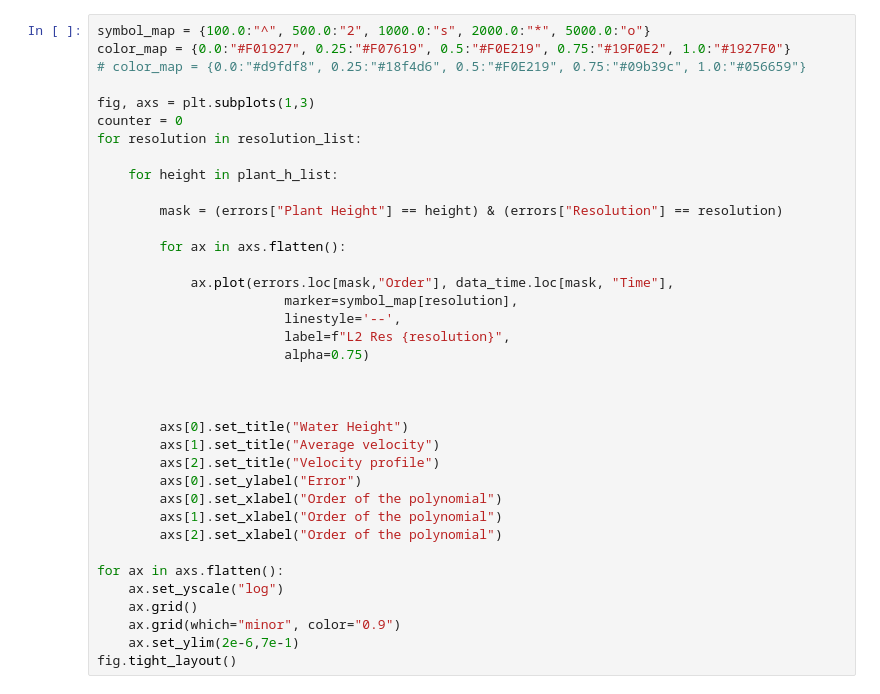
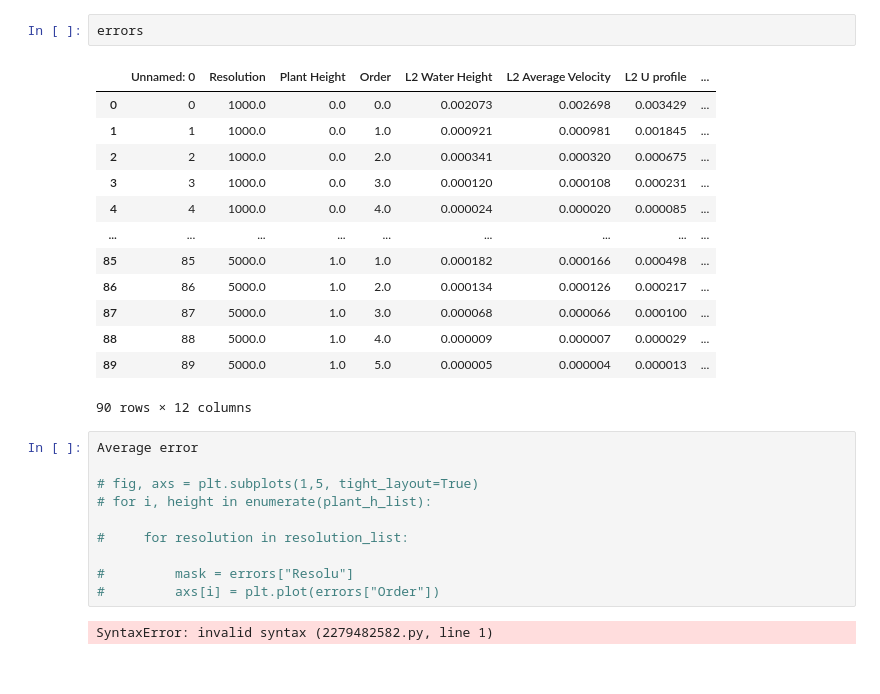
Before and after one commit to OmarGL-rug/bsc-thesis-SWME, a Jupyter notebook: SpatiallyAdaptiveMomentModels/Nonlinear-systems/plots.ipynb, the cells around one changed output. Drawn from its saved outputs; the diff is of its cells as text.

```diff
--- a/SpatiallyAdaptiveMomentModels/Nonlinear-systems/plots.ipynb
+++ b/SpatiallyAdaptiveMomentModels/Nonlinear-systems/plots.ipynb
@@ -183,37 +241,28 @@ fig.tight_layout()
-# %%
-symbol_map = {100.0:"^", 500.0:"2", 1000.0:"s", 2000.0:"*", 5000.0:"o"}
-color_map = {0.0:"#F01927", 0.25:"#F07619", 0.5:"#F0E219", 0.75:"#19F0E2", 1.0:"#1927F0"}
-# color_map = {0.0:"#d9fdf8", 0.25:"#18f4d6", 0.5:"#F0E219", 0.75:"#09b39c", 1.0:"#056659"}
-
-fig, axs = plt.subplots(1,3)
-counter = 0
-for resolution in resolution_list:
-
-    for height in plant_h_list:
-
-        mask = (errors["Plant Height"] == height) & (errors["Resolution"] == resolution)
-
-        for ax in axs.flatten():
-
-            ax.plot(errors.loc[mask,"Order"], data_time.loc[mask, "Time"],
-                        marker=symbol_map[resolution],
-                        linestyle='--',
-                        label=f"L2 Res {resolution}",
-                        alpha=0.75)
-
-
-
-        axs[0].set_title("Water Height")
-        axs[1].set_title("Average velocity")
-        axs[2].set_title("Velocity profile")
-        axs[0].set_ylabel("Error")
-        axs[0].set_xlabel("Order of the polynomial")
-        axs[1].set_xlabel("Order of the polynomial")
-        axs[2].set_xlabel("Order of the polynomial")
-
-for ax in axs.flatten():
-    ax.set_yscale("log")
-    ax.grid()
-    ax.grid(which="minor", color="0.9")
-    ax.set_ylim(2e-6,7e-1)
-fig.tight_layout()
+# %%
+errors
+# %% [output]
+|  | Unnamed: 0 | Resolution | Plant Height | Order | L2 Water Height | L2 Average Velocity | L2 U profile | ... |
+| 0 | 0 | 1000.0 | 0.0 | 0.0 | 0.002073 | 0.002698 | 0.003429 | ... |
+| 1 | 1 | 1000.0 | 0.0 | 1.0 | 0.000921 | 0.000981 | 0.001845 | ... |
+| 2 | 2 | 1000.0 | 0.0 | 2.0 | 0.000341 | 0.000320 | 0.000675 | ... |
+| 3 | 3 | 1000.0 | 0.0 | 3.0 | 0.000120 | 0.000108 | 0.000231 | ... |
+| 4 | 4 | 1000.0 | 0.0 | 4.0 | 0.000024 | 0.000020 | 0.000085 | ... |
+| ... | ... | ... | ... | ... | ... | ... | ... | ... |
+| 85 | 85 | 5000.0 | 1.0 | 1.0 | 0.000182 | 0.000166 | 0.000498 | ... |
+| 86 | 86 | 5000.0 | 1.0 | 2.0 | 0.000134 | 0.000126 | 0.000217 | ... |
+| 87 | 87 | 5000.0 | 1.0 | 3.0 | 0.000068 | 0.000066 | 0.000100 | ... |
+| 88 | 88 | 5000.0 | 1.0 | 4.0 | 0.000009 | 0.000007 | 0.000029 | ... |
+| 89 | 89 | 5000.0 | 1.0 | 5.0 | 0.000005 | 0.000004 | 0.000013 | ... |
+90 rows × 12 columns
+# %%
+Average error
+
+# fig, axs = plt.subplots(1,5, tight_layout=True)
+# for i, height in enumerate(plant_h_list):
+
+#     for resolution in resolution_list:
+
+#         mask = errors["Resolu"]
+#         axs[i] = plt.plot(errors["Order"])
+# %% [output]
+SyntaxError: invalid syntax (2279482582.py, line 1)
```
Also changed, not shown: parts of 7 cells of this notebook.
